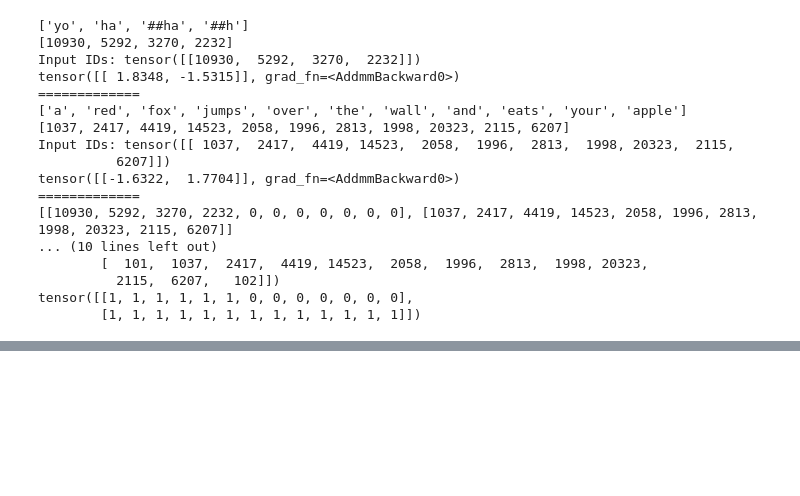
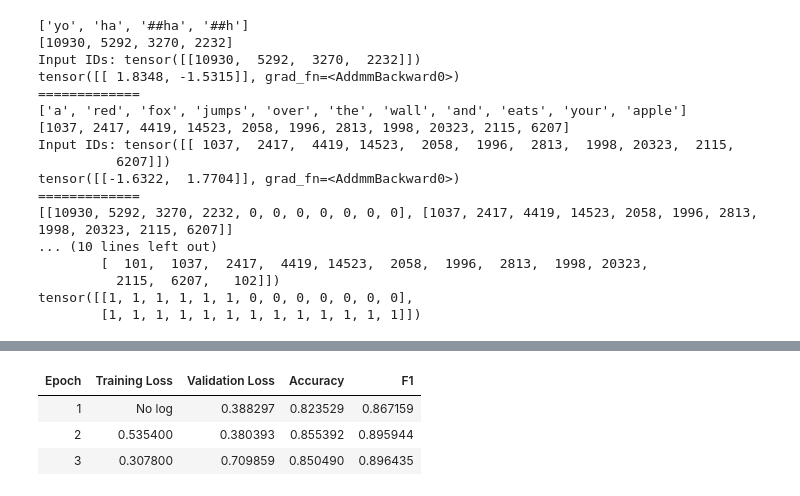
Before and after one commit to nikunjy/learning_ml, a Jupyter notebook: huggingface_transformers.ipynb, the cells around one changed output, grey strips where cells are left out. Saved outputs shown, nothing was run; the diff lists cells and outputs as text; code cells hidden in the pictures; blank space fills up the shorter version.

Commit message:
Doing the full training without trainer

```diff
--- a/huggingface_transformers.ipynb
+++ b/huggingface_transformers.ipynb
@@ -252,0 +261,19 @@ tensor([[1, 1, 1, 1, 1, 1, 0, 0, 0, 0, 0, 0, 0],
+# %%
+from datasets import load_dataset
+
+from transformers import AutoTokenizer
+
+checkpoint = "bert-base-uncased"
+tokenizer = AutoTokenizer.from_pretrained(checkpoint)
+
+
+raw_datasets = load_dataset("glue", "mrpc")
+print(raw_datasets.keys())
+for k in raw_datasets['train'].features:
+  print(k, " ", raw_datasets['train'].features[k])
+
+print(raw_datasets['train'][0])
+
+# Tokenizer does not need to work on only batch it can work on pairs as well
+inputs = tokenizer("This is the first sentence.", "This is the second one.")
+print(inputs)
@@ -252,0 +295,64 @@ tensor([[1, 1, 1, 1, 1, 1, 0, 0, 0, 0, 0, 0, 0],
+# %%
+from transformers import TrainingArguments
+from transformers import AutoModelForSequenceClassification
+
+from transformers import DataCollatorWithPadding
+from transformers import Trainer
+import torch
+import numpy as np
+import evaluate
+
+
+def tokenize_function(example):
+    return tokenizer(example["sentence1"], example["sentence2"], truncation=True)
+
+# We map the dataset using a function in a batched manner
+# placing the dataset on GPU etc is taken care of by the dataset library
+tokenized_datasets = raw_datasets.map(tokenize_function, batched=True)
+
+# data_collator will just do the padding
+data_collator = DataCollatorWithPadding(tokenizer=tokenizer)
+
+device = torch.device("cuda") if torch.cuda.is_available() else torch.device("cpu")
+checkpoint = "bert-base-uncased"
+model = AutoModelForSequenceClassification.from_pretrained(checkpoint, num_labels=2)
+model.to(device)
+
+training_args = TrainingArguments("test-trainer", evaluation_strategy="epoch")
+
+
+def compute_metrics(eval_preds):
+    metric = evaluate.load("glue", "mrpc")
+    logits, labels = eval_preds
+    predictions = np.argmax(logits, axis=-1)
+    return metric.compute(predictions=predictions, references=labels)
+
+trainer = Trainer(
+    model,
+    training_args,
+    train_dataset=tokenized_datasets["train"],
+    eval_dataset=tokenized_datasets["validation"],
+    data_collator=data_collator,
+    tokenizer=tokenizer,
+    compute_metrics=compute_metrics,
+)
+
+
+
+with torch.no_grad():
+  predictions = trainer.predict(tokenized_datasets["validation"])
+  print(predictions.predictions.shape, predictions.label_ids.shape)
+  preds = np.argmax(predictions.predictions, axis=-1)
+  print(preds[0])
+  print(predictions.label_ids[0])
+
+
+  print(compute_metrics((predictions.predictions, predictions.label_ids)))
+
+trainer.train()
+
+
+with torch.no_grad():
+  predictions = trainer.predict(tokenized_datasets["validation"])
+  print(compute_metrics((predictions.predictions, predictions.label_ids)))
+# %% [output]
@@ -252,0 +367,4 @@ tensor([[1, 1, 1, 1, 1, 1, 0, 0, 0, 0, 0, 0, 0],
+| Epoch | Training Loss | Validation Loss | Accuracy | F1 |
+| 1 | No log | 0.388297 | 0.823529 | 0.867159 |
+| 2 | 0.535400 | 0.380393 | 0.855392 | 0.895944 |
+| 3 | 0.307800 | 0.709859 | 0.850490 | 0.896435 |
```
Also changed, not shown: parts of 10 cells of this notebook.
